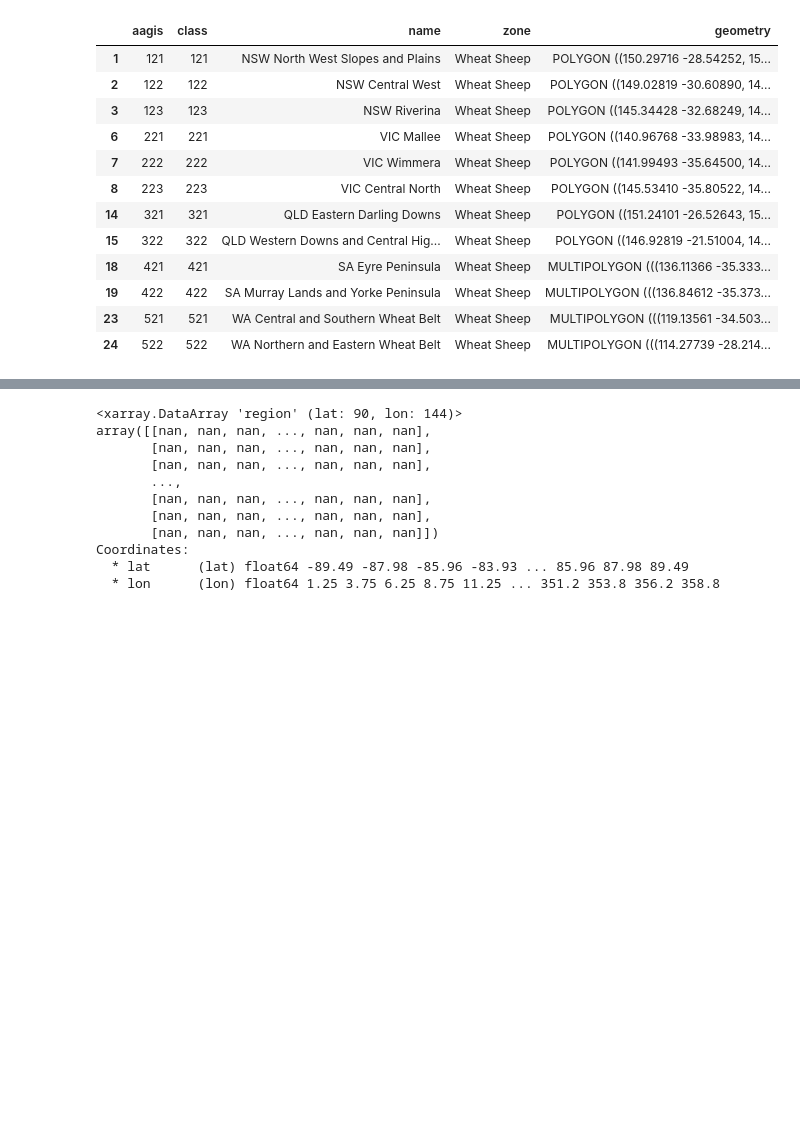
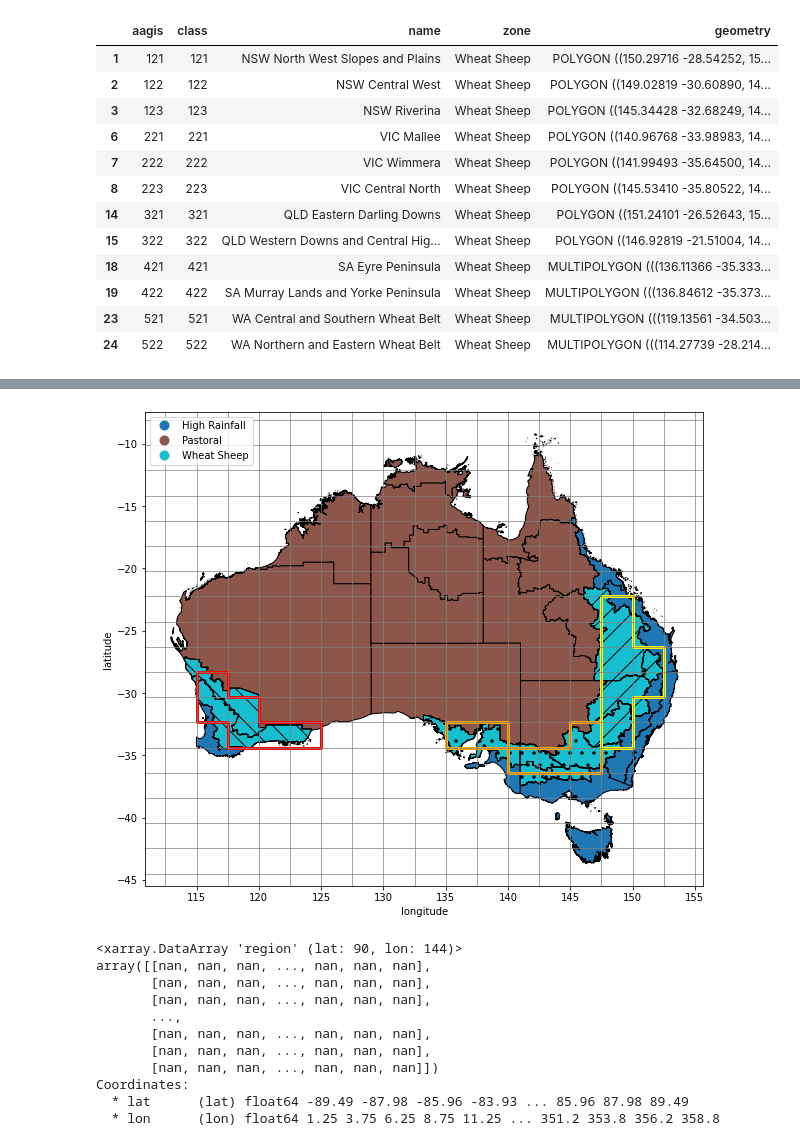
Before and after one commit to AusClimateService/unseen, a Jupyter notebook: notebooks/ag_regions.ipynb, the cells around one changed output, grey strips where cells are left out. Saved outputs shown, nothing was run; the diff lists cells and outputs as text; code cells hidden in the pictures; blank space fills up the shorter version.

Commit message:
Add hatching

```diff
--- a/notebooks/ag_regions.ipynb
+++ b/notebooks/ag_regions.ipynb
@@ -294,3 +266,16 @@ abares_wheat_sheep
 | 19 | 422 | 422 | SA Murray Lands and Yorke Peninsula | Wheat Sheep | MULTIPOLYGON (((136.84612 -35.373... |
 | 23 | 521 | 521 | WA Central and Southern Wheat Belt | Wheat Sheep | MULTIPOLYGON (((119.13561 -34.503... |
 | 24 | 522 | 522 | WA Northern and Eastern Wheat Belt | Wheat Sheep | MULTIPOLYGON (((114.27739 -28.214... |
+# %%
+abares_wheat_sheep['region'] = ['north-east',
+                                'north-east',
+                                'south-east',
+                                'south-east',
+                                'south-east',
+                                'south-east',
+                                'north-east',
+                                'north-east',
+                                'south-east',
+                                'south-east',
+                                'south-west',
+                                'south-west']
@@ -297,3 +304,59 @@ abares_wheat_sheep
+# %%
+se = abares_wheat_sheep[abares_wheat_sheep.region == 'south-east']
+ne = abares_wheat_sheep[abares_wheat_sheep.region == 'north-east']
+sw = abares_wheat_sheep[abares_wheat_sheep.region == 'south-west']
+# %%
+fig, ax = plt.subplots(1, 1, figsize=(10, 10))
+
+abares.plot(ax=ax,
+            column='zone',
+            legend=True,
+            edgecolor='black',
+            legend_kwds={'loc': 'upper left'} )
+
+se.plot(ax=ax,
+        column='region',
+        edgecolor='black',
+        facecolor='none',
+        hatch='.',
+        )
+
+ne.plot(ax=ax,
+        column='region',
+        edgecolor='black',
+        facecolor='none',
+        hatch='/',
+        )
+
+sw.plot(ax=ax,
+        column='region',
+        edgecolor='black',
+        facecolor='none',
+        hatch='\\',
+        )
+
+my_wheat_sheep.plot(ax=ax,
+                    column='region',
+                    edgecolor=['red', 'orange', 'yellow'],
+                    facecolor='none',
+                    linewidth=3)
+
+ymin, ymax = ax.get_ylim()
+xmin, xmax = ax.get_xlim()
+
+for lat in lat_bounds:
+    if (lat > ymin) and (lat < ymax):
+        ax.axhline(lat, color='0.5', linewidth=0.7)
+
+for lon in lon_bounds:
+    if (lon > xmin) and (lon < xmax):
+        ax.axvline(lon, color='0.5', linewidth=0.7)
+
+plt.ylabel('latitude')
+plt.xlabel('longitude')
+plt.savefig('/g/data/xv83/dbi599/ag_regions.png', bbox_inches='tight', facecolor='white')
+# %% [output]
+[figure, new version]
 # %%
 lons = cafe['lon'].values
 lats = cafe['lat'].values
```
Also changed, not shown: parts of 6 cells of this notebook.
